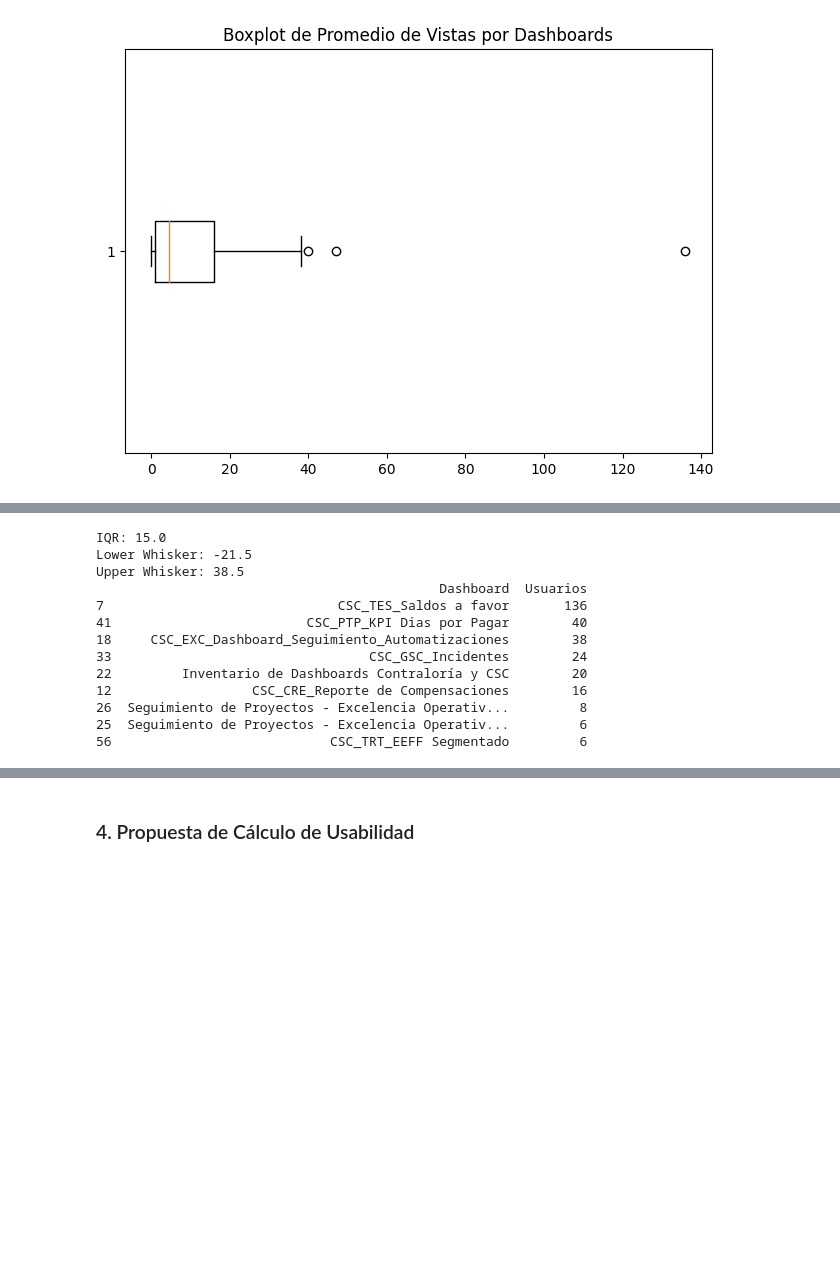
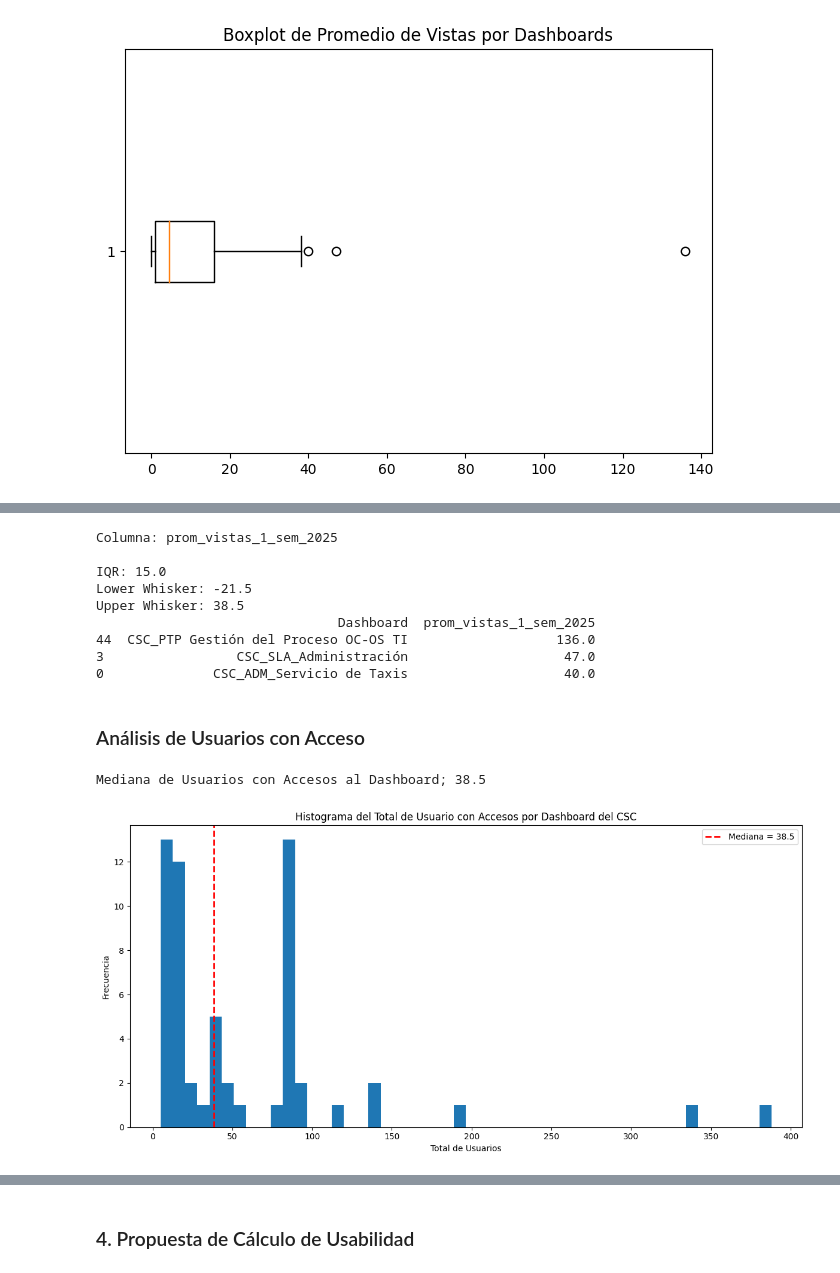
Before and after one commit to alessandroperales74/alicorp_eda_dashboards, a Jupyter notebook: eda_dashboards.ipynb, the cells around one changed output, grey strips where cells are left out. Saved outputs shown, nothing was run; the diff lists cells and outputs as text; code cells hidden in the pictures; blank space fills up the shorter version.

```diff
--- a/eda_dashboards.ipynb
+++ b/eda_dashboards.ipynb
@@ -253,37 +343,35 @@ Upper Whisker: 38.5
 # %%
-total_usuarios = df['Usuarios'].values
-
-# Selección de 1er y 3er cuartil
-Q1 = total_vistas.quantile(0.25)
-Q3 = total_vistas.quantile(0.75)
-
-# Rango Intercuartil
-IQR = Q3 - Q1
-
-# Definir whiskers
-lower_whisker = Q1 - 1.5 * IQR
-upper_whisker = Q3 + 1.5 * IQR
-
-print('IQR:',IQR)
-print('Lower Whisker:',lower_whisker)
-print('Upper Whisker:',upper_whisker)
-
-# Calcular valores Outliers
-outliers = total_vistas[(total_usuarios<lower_whisker) | (total_usuarios>upper_whisker)]
-
-# Identificar Dashboards con número de vistas atípicas
-print(df[['Dashboard','Usuarios']][df['Usuarios'].isin(outliers)].sort_values(by='Usuarios',ascending=False))
+calcular_outliers(df['prom_vistas_1_sem_2025'])
 # %% [output]
+Columna: prom_vistas_1_sem_2025
+
 IQR: 15.0
 Lower Whisker: -21.5
 Upper Whisker: 38.5
-                                            Dashboard  Usuarios
-7                              CSC_TES_Saldos a favor       136
-41                         CSC_PTP_KPI Dias por Pagar        40
-18     CSC_EXC_Dashboard_Seguimiento_Automatizaciones        38
-33                                 CSC_GSC_Incidentes        24
-22         Inventario de Dashboards Contraloría y CSC        20
-12                  CSC_CRE_Reporte de Compensaciones        16
-26  Seguimiento de Proyectos - Excelencia Operativ...         8
-25  Seguimiento de Proyectos - Excelencia Operativ...         6
-56                            CSC_TRT_EEFF Segmentado         6
+                               Dashboard  prom_vistas_1_sem_2025
+44  CSC_PTP Gestión del Proceso OC-OS TI                   136.0
+3                 CSC_SLA_Administración                    47.0
+0              CSC_ADM_Servicio de Taxis                    40.0
+# %% [markdown]
+### Análisis de Usuarios con Acceso
+# %%
+mediana_usuarios = df['Usuarios'].median()
+
+print('Mediana de Usuarios con Accesos al Dashboard;', mediana_usuarios)
+
+plt.figure(figsize=(12,6))
+plt.hist(df['Usuarios'],bins=50)
+
+# Añadir mediana
+plt.axvline(x=mediana_usuarios,color='red',linestyle='--',linewidth=2,label=f'Mediana = {mediana_usuarios:.1f}')
+
+# Estética
+plt.title('Histograma del Total de Usuario con Accesos por Dashboard del CSC')
+plt.xlabel('Total de Usuarios')
+plt.ylabel('Frecuencia')
+plt.legend()
+plt.tight_layout()
+plt.show()
+# %% [output]
+Mediana de Usuarios con Accesos al Dashboard; 38.5
+[figure, added]
```
Also changed, not shown: parts of 15 cells of this notebook.
